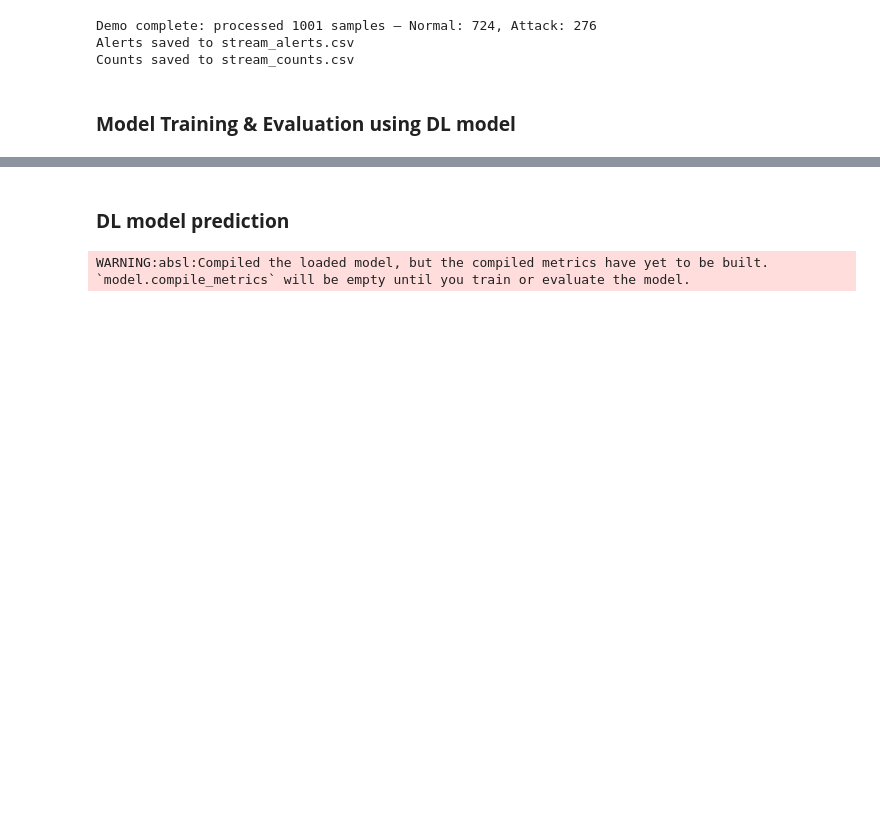
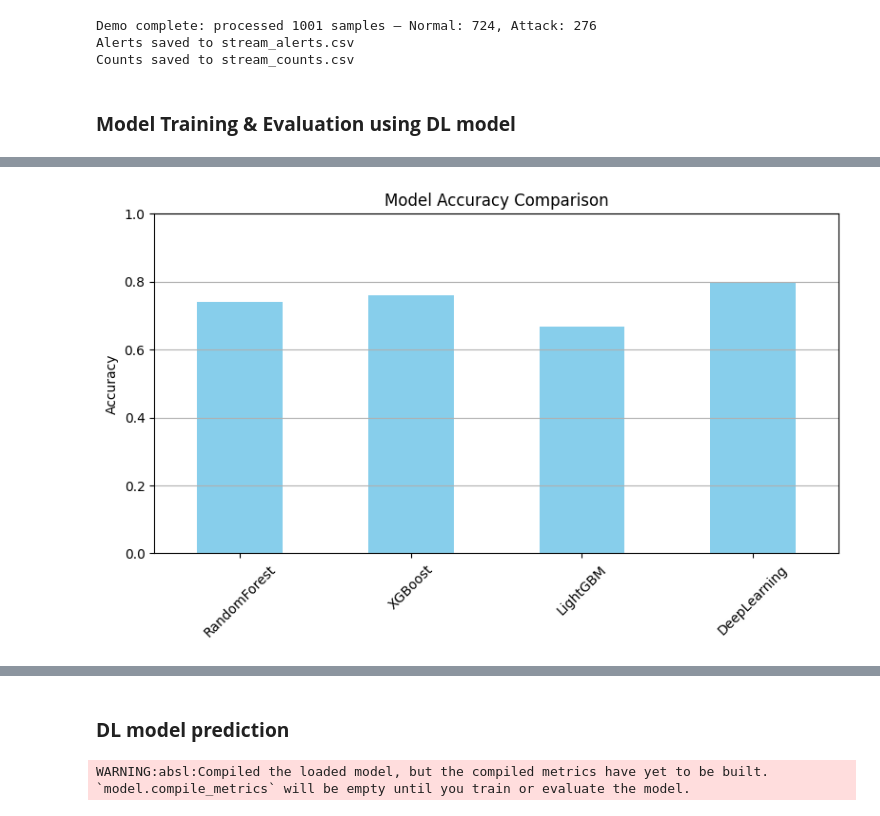
Before and after one commit to ksahil22/smart-intrusion-detection-system, a Jupyter notebook: AI_IDS.ipynb, the cells around one changed output, grey strips where cells are left out. Cells and saved outputs as stored; diff of their text form; code cells hidden in the pictures; blank space fills up the shorter version.

```diff
--- a/AI_IDS.ipynb
+++ b/AI_IDS.ipynb
@@ -642,0 +765,58 @@ WARNING:absl:You are saving your model as an HDF5 file via `model.save()` or `ke
+# %%
+from sklearn.metrics import precision_score, recall_score, f1_score
+
+# Compute DL model metrics
+dl_precision = precision_score(y_test, y_pred, average=None)
+dl_recall = recall_score(y_test, y_pred, average=None)
+dl_f1 = f1_score(y_test, y_pred, average=None)
+
+# Add DL results to results dictionary
+results['DeepLearning'] = {
+    'accuracy': accuracy,
+    'precision': dl_precision,
+    'recall': dl_recall,
+    'f1': dl_f1
+}
+# %%
+import matplotlib.pyplot as plt
+import numpy as np
+
+# Convert results to DataFrame
+df_results = pd.DataFrame(results).T
+
+# Plot Accuracy Comparison
+plt.figure(figsize=(8, 5))
+df_results['accuracy'].plot(kind='bar', color='skyblue')
+plt.title("Model Accuracy Comparison")
+plt.ylabel("Accuracy")
+plt.ylim(0, 1)
+plt.grid(axis='y')
+plt.xticks(rotation=45)
+plt.tight_layout()
+plt.show()
+
+# Function to plot per-class metric (Precision / Recall / F1)
+def plot_individual_metrics_per_model(results_dict):
+    for model_name, metrics in results_dict.items():
+        if isinstance(metrics['precision'], (np.ndarray, list)):
+            plt.figure(figsize=(10, 5))
+
+            bar_width = 0.25
+            classes = np.arange(len(metrics['precision']))
+
+            # Shift for multiple bars
+            plt.bar(classes, metrics['precision'], width=bar_width, label='Precision')
+            plt.bar(classes + bar_width, metrics['recall'], width=bar_width, label='Recall')
+            plt.bar(classes + 2 * bar_width, metrics['f1'], width=bar_width, label='F1-score')
+
+            plt.xlabel("Class Index")
+            plt.ylabel("Score")
+            plt.title(f"{model_name} - Precision, Recall, F1-score per Class")
+            plt.xticks(classes + bar_width, [f'Class {i}' for i in classes])
+            plt.ylim(0, 1.05)
+            plt.legend()
+            plt.grid(axis='y')
+            plt.tight_layout()
+            plt.show()
+# %% [output]
+[figure, added]
```
Also changed, not shown: parts of 9 cells of this notebook.
